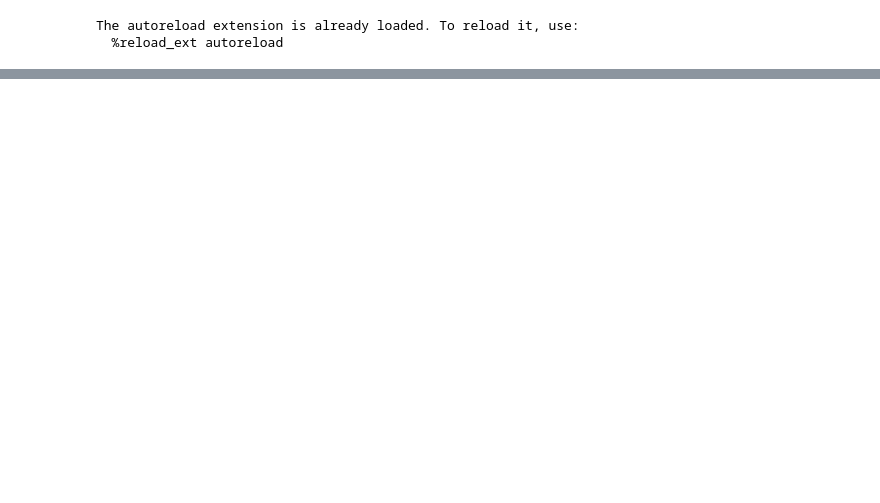
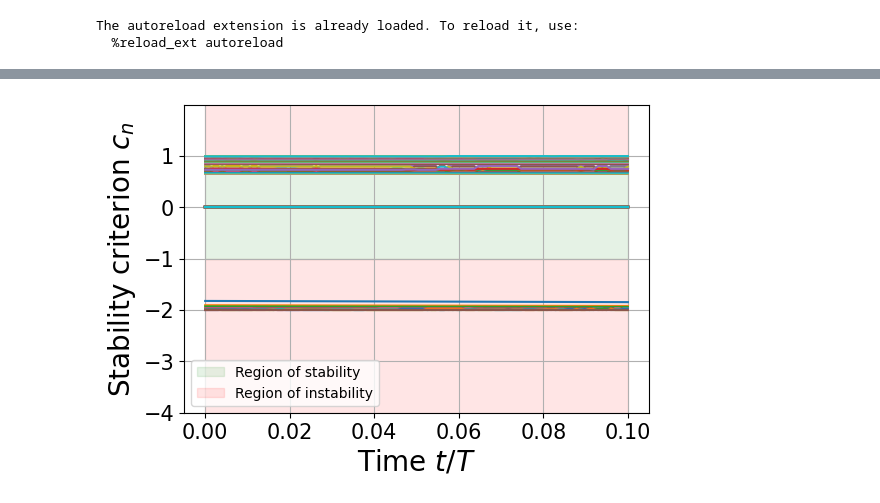
Before and after one commit to JoostHMPrins/ngo, a Jupyter notebook: analysisnotebooks/timestepping.ipynb, the cells around one changed output, grey strips where cells are left out. Saved outputs shown, nothing was run; the diff lists cells and outputs as text; code cells hidden in the pictures; blank space fills up the shorter version.

```diff
--- a/analysisnotebooks/timestepping.ipynb
+++ b/analysisnotebooks/timestepping.ipynb
@@ -174,0 +201,87 @@ FEM (Dirichlet BC projected)
+# %%
+N_samples = 1
+n_timesteps = 100
+t_values = np.linspace(0,n_timesteps*projection.hparams['Dt'],n_timesteps)
+
+alpha = 0.05
+q_low = alpha/2
+q_high = 1 - q_low
+
+criterion = np.zeros((n_timesteps,projection.hparams['N']))
+
+size_title = 20
+size_ticklabels = 15
+size_axeslabels = 20
+
+# quadrature = GaussLegendreQuadrature(n_elements=[1,3,3], Q=[1,30,30])
+quadrature = UniformQuadrature(Q=[3,30,30])
+x = quadrature.xi
+w = quadrature.w
+w = w*projection.hparams['Dt']
+
+linestyles=['-','-','--','--','--','--','--','--','--','--','--','--','--','--','--']
+colors = ['black','grey','C0','C1','C2','C3','C4','C5','C6','C7','C8']
+
+linestyles=['-','-','--','--','--','--','--','--','--','--','--']
+colors = ['black','grey','C3','C6','C4','C5','C0','C1','C2']
+
+dataset = ManufacturedSolutionsSet(N_samples=N_samples, variables=['t','x','x'], l_min=[1,1,1], l_max=[1,1,1])
+theta = dataset.theta
+f = dataset.f
+etat = dataset.etat
+etab = dataset.etab
+gl = dataset.gl
+gr = dataset.gr
+u = dataset.u
+u0 = dataset.u0
+
+FEM = loadmodelfromlabel(model=NeuralOperator, label='modelNGO', logdir=logdir, sublogdir=sublogdir, device=device)
+FEM.hparams['modeltype'] = 'FEM'
+FEM.hparams['dtype'] = torch.float64
+FEM.hparams['Neumannseries'] = False
+FEM.hparams['Neumannseries_order'] = None
+FEM.hparams['project_materialparameters'] = False
+FEM.hparams['project_rhs'] = False
+FEM.hparams['gamma_stabilization'] = 0
+FEM.hparams['Dt'] = 0.001
+FEM.hparams['Q'] = (2,99,99)
+FEM.__init__(FEM.hparams)
+
+for i in range(n_timesteps):
+    criterion[i] = FEM.compute_stability_criterion(theta)
+    FEM.translate_quadrature_t()
+    FEM.timestep += 1
+
+fig, ax = plt.subplots(1,1, figsize=(6, 4))
+fig.subplots_adjust(left=None, bottom=None, right=None, top=None, wspace=0.4, hspace=0.4)
+
+plots = []
+m=0
+ax.tick_params(axis='both', labelsize=size_ticklabels)
+ax.set_xlabel(r'Time $t/T$', fontsize=size_axeslabels)
+ax.set_ylabel(r'Stability criterion $c_n$', fontsize=size_axeslabels)
+# ax.set_yscale('log')
+# ax.set_xlim(0, 1.05)
+# ax.set_ylim(1e-6,1e2)
+
+# ax.set_yticks([1e-6,1e-5,1e-4,1e-3,1e-2,1e-1,1e0,1e1,1e2])
+ax.grid()
+plots.append(ax.plot(t_values, criterion)[0])
+y_treshold = 1
+ax.fill_between(t_values, 1, 10*np.amax(criterion), color='red', alpha=0.1)
+ax.fill_between(t_values, -1, 1, color='green', alpha=0.1, label='Region of stability')
+ax.fill_between(t_values, 10*np.amin(criterion), -1, color='red', alpha=0.1, label='Region of instability')
+
+ax.set_ylim(2*np.amin(criterion),2*np.amax(criterion))
+# ax.fill_between(t_values, yerr[m,0,:], yerr[m,1,:], alpha=0.1, color=colors[m])
+plt.legend(fontsize=10)
+# legend1 = ax.legend(handles=plots[0:2],fontsize=10, ncols=1, loc='lower right')
+# plt.gca().add_artist(legend1)
+# legend2 = ax.legend(handles=plots[2:],fontsize=10, ncols=2, loc='upper right')
+# plt.gca().add_artist(legend2)
+
+plt.savefig("Dt1e-3.svg", bbox_inches='tight')#, transparent=True)
+
+plt.show()
+# %% [output]
+[figure, added]
```
Also changed, not shown: parts of 4 cells of this notebook, 3 other files.
